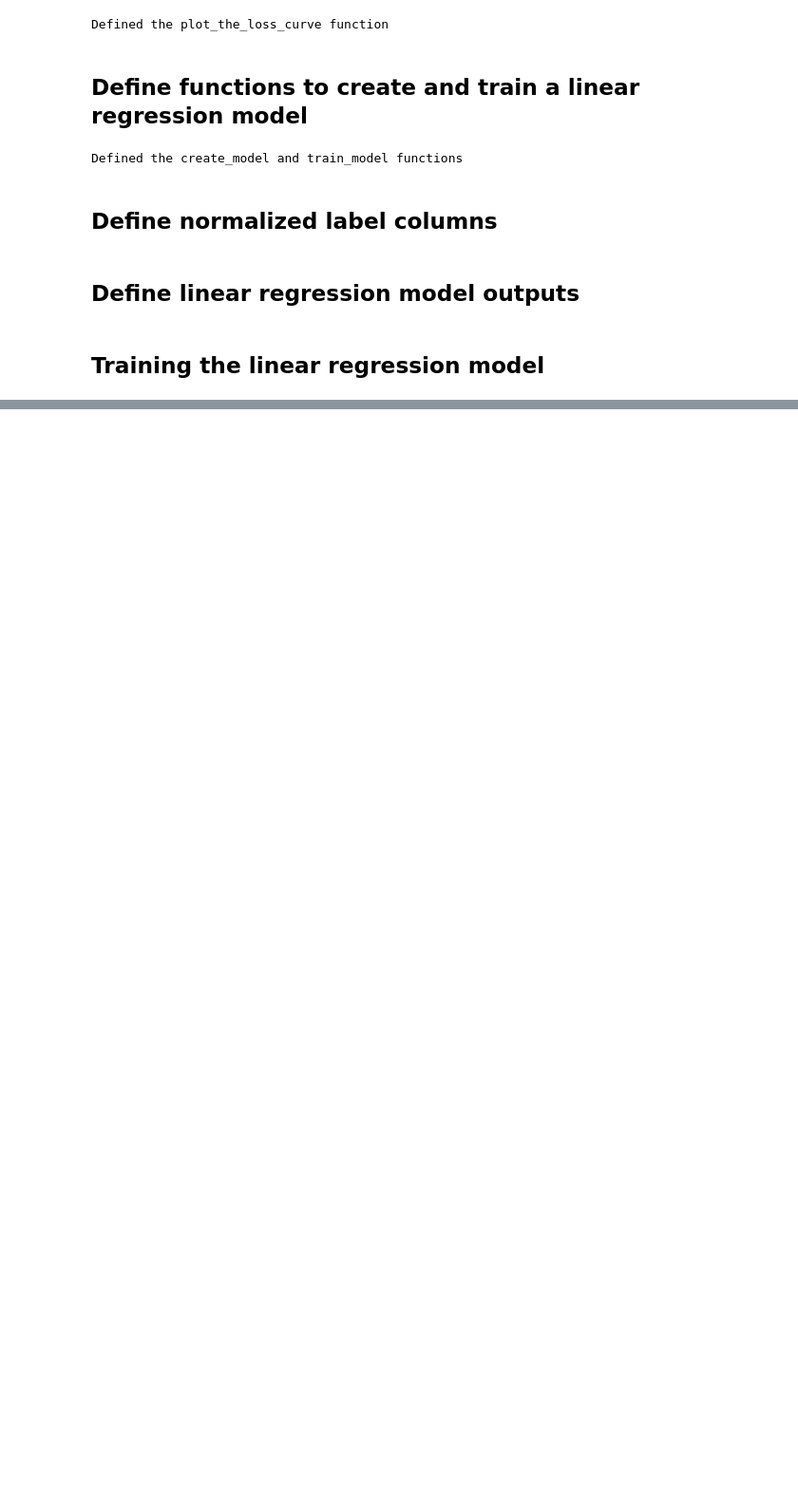
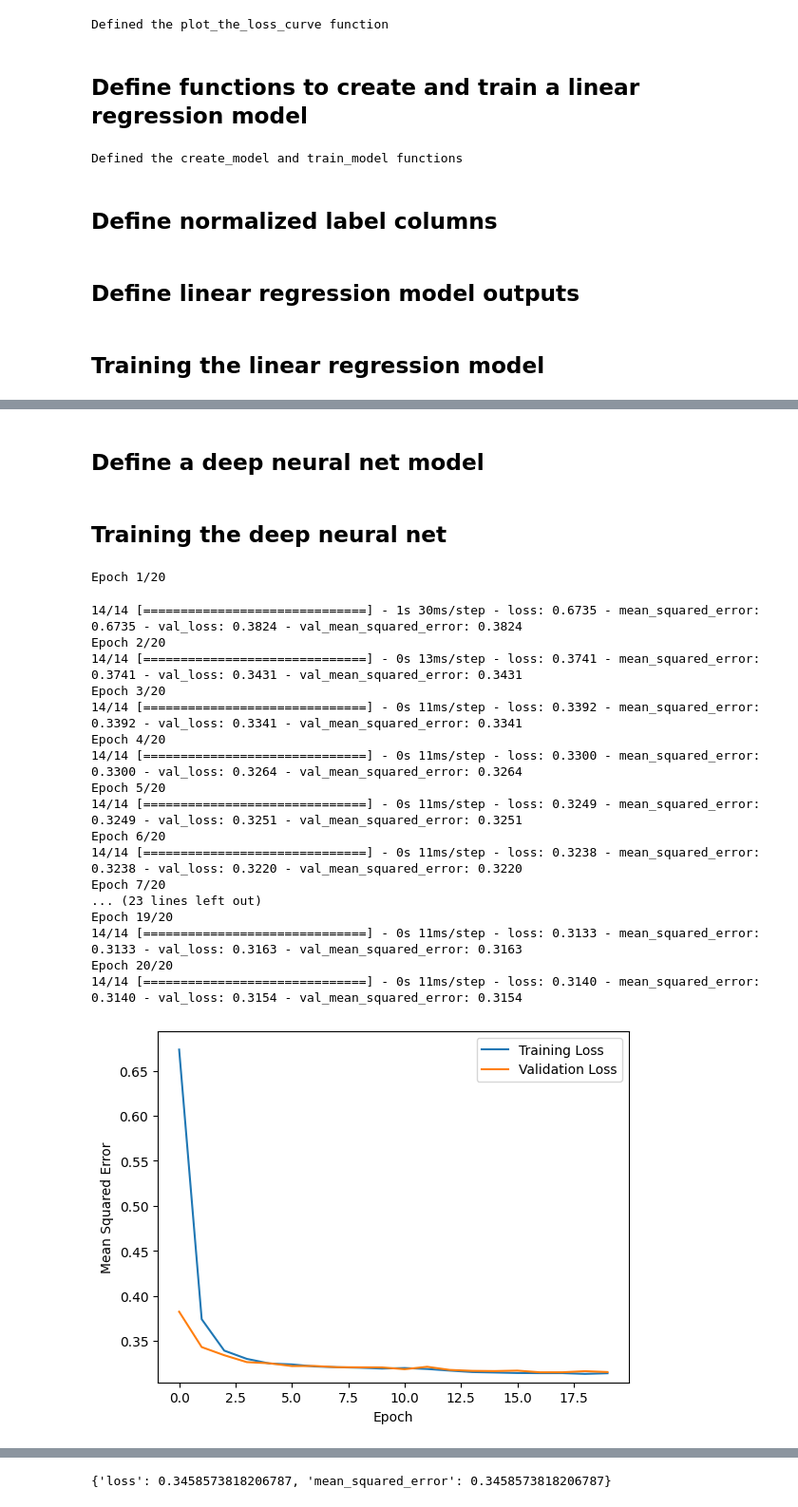
Before and after one commit to Boamah-Powers/ml-learning, a Jupyter notebook: neural_nets_learning.ipynb, the cells around one changed output, grey strips where cells are left out. Shown: that part at 95% size. Cells and saved outputs as stored; diff of their text form; code cells hidden in the pictures; blank space fills up the shorter version.

```diff
--- a/neural_nets_learning.ipynb
+++ b/neural_nets_learning.ipynb
@@ -235,0 +259,2 @@ my_model.evaluate(x=test_features, y=test_label, batch_size=batch_size, return_d
+# %% [markdown]
+## Define a deep neural net model
@@ -235,0 +290,66 @@ my_model.evaluate(x=test_features, y=test_label, batch_size=batch_size, return_d
+# %% [markdown]
+## Training the deep neural net
+# %%
+# The following variables are the hyperparameters
+learning_rate = 0.01
+epochs = 20
+batch_size = 1000
+
+# Specify the label
+label_name = "median_house_value"
+
+# Split the original training set into a reduced set and
+# a validation set
+validation_split = 0.2
+
+dnn_outputs = get_outputs_dnn()
+
+# Establish the model's topography
+my_model = create_model(
+    inputs,
+    dnn_outputs,
+    learning_rate
+)
+
+# Train the model on the normalized training set
+epochs, mse, history = train_model(
+    my_model,
+    train_df,
+    epochs,
+    batch_size,
+    label_name,
+    validation_split,
+)
+
+plot_the_loss_curve(epochs, mse, history["val_mean_squared_error"])
+
+# Testing the model against the test set
+test_features = {name:np.array(value) for name, value in test_df.items()}
+test_label = test_median_house_value_normalized(np.array(test_features.pop(label_name)))
+print("\n Evaluate the new model against the test set: ")
+my_model.evaluate(
+    x=test_features,
+    y=test_label,
+    batch_size=batch_size,
+    return_dict=True
+)
+# %% [output]
+Epoch 1/20
+14/14 [==============================] - 1s 30ms/step - loss: 0.6735 - mean_squared_error: 0.6735 - val_loss: 0.3824 - val_mean_squared_error: 0.3824
+Epoch 2/20
+14/14 [==============================] - 0s 13ms/step - loss: 0.3741 - mean_squared_error: 0.3741 - val_loss: 0.3431 - val_mean_squared_error: 0.3431
+Epoch 3/20
+14/14 [==============================] - 0s 11ms/step - loss: 0.3392 - mean_squared_error: 0.3392 - val_loss: 0.3341 - val_mean_squared_error: 0.3341
+Epoch 4/20
+14/14 [==============================] - 0s 11ms/step - loss: 0.3300 - mean_squared_error: 0.3300 - val_loss: 0.3264 - val_mean_squared_error: 0.3264
+Epoch 5/20
+14/14 [==============================] - 0s 11ms/step - loss: 0.3249 - mean_squared_error: 0.3249 - val_loss: 0.3251 - val_mean_squared_error: 0.3251
+Epoch 6/20
+14/14 [==============================] - 0s 11ms/step - loss: 0.3238 - mean_squared_error: 0.3238 - val_loss: 0.3220 - val_mean_squared_error: 0.3220
+Epoch 7/20
+... (23 lines left out)
+Epoch 19/20
+14/14 [==============================] - 0s 11ms/step - loss: 0.3133 - mean_squared_error: 0.3133 - val_loss: 0.3163 - val_mean_squared_error: 0.3163
+Epoch 20/20
+14/14 [==============================] - 0s 11ms/step - loss: 0.3140 - mean_squared_error: 0.3140 - val_loss: 0.3154 - val_mean_squared_error: 0.3154
+[figure, added]
@@ -235,0 +358 @@ my_model.evaluate(x=test_features, y=test_label, batch_size=batch_size, return_d
+{'loss': 0.3458573818206787, 'mean_squared_error': 0.3458573818206787}
```
Also changed, not shown: parts of 4 cells of this notebook.
